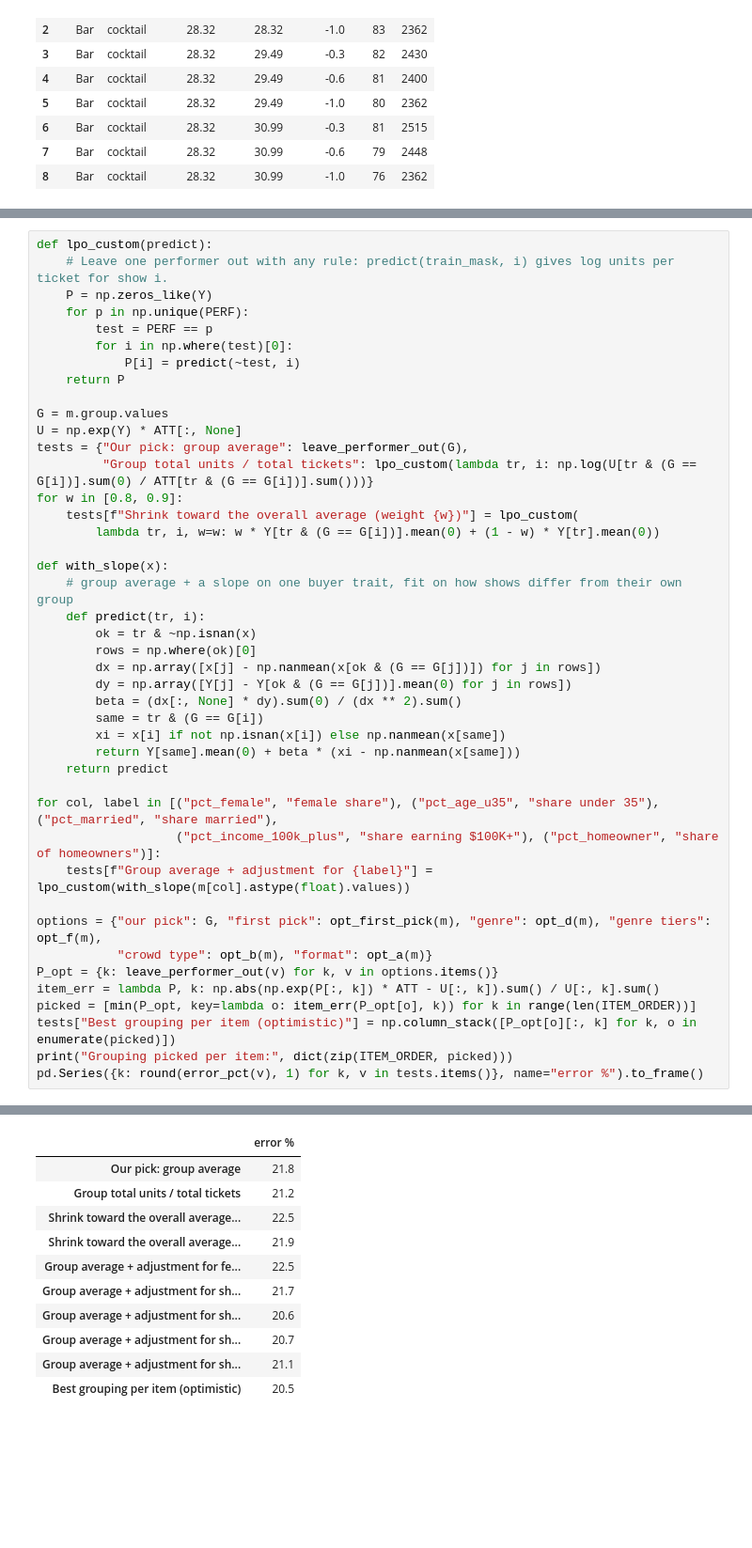
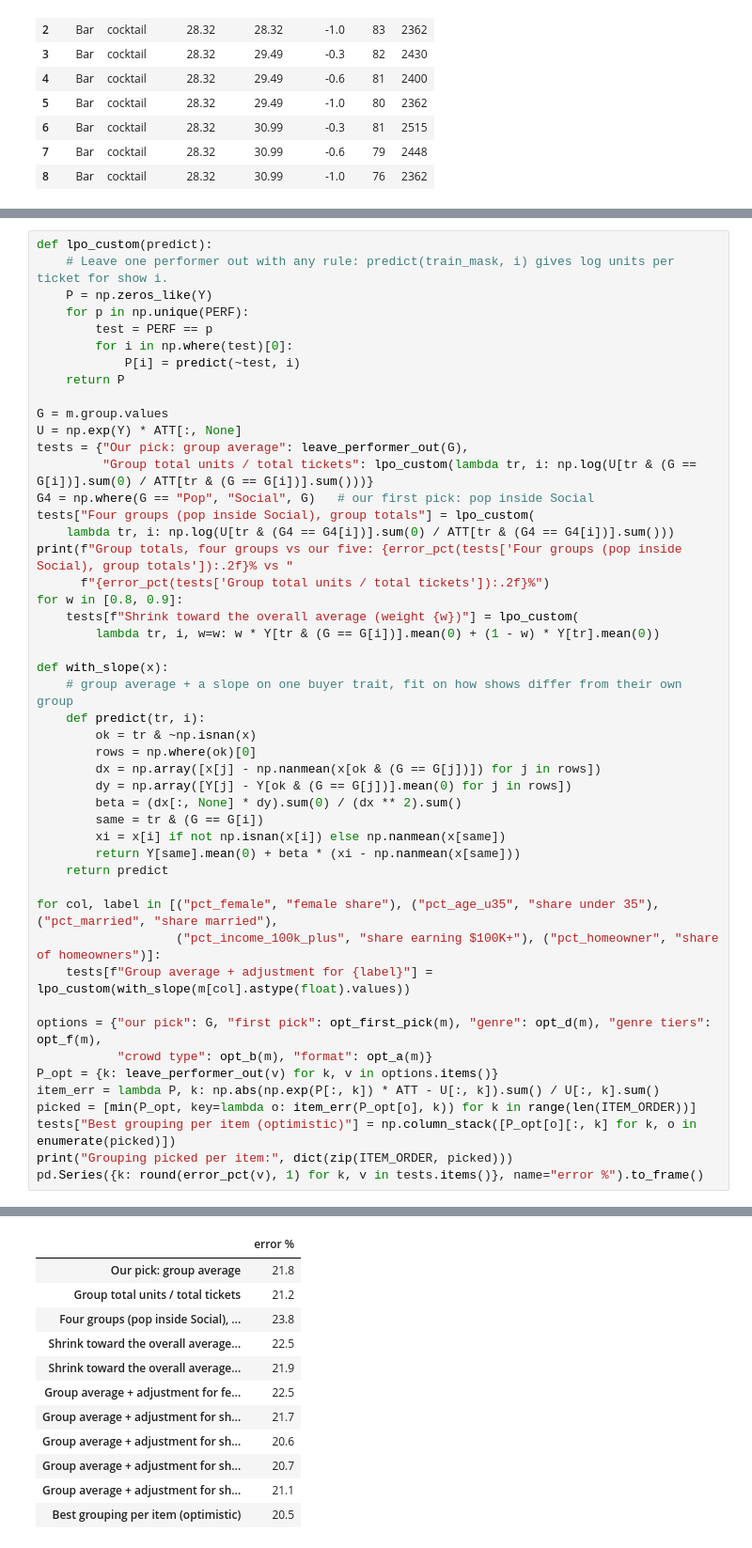
Before and after one commit to zeynepbastas/cavs-show-planner, a Jupyter notebook: CWRU_Concessions_Analysis.ipynb, the cells around one changed output, grey strips where cells are left out. Shown at 94% size. Drawn from its saved outputs; the diff is of its cells as text; blank space fills up the shorter version.

```diff
--- a/CWRU_Concessions_Analysis.ipynb
+++ b/CWRU_Concessions_Analysis.ipynb
@@ -580,6 +580,11 @@ G = m.group.values
 U = np.exp(Y) * ATT[:, None]
 tests = {"Our pick: group average": leave_performer_out(G),
          "Group total units / total tickets": lpo_custom(lambda tr, i: np.log(U[tr & (G == G[i])].sum(0) / ATT[tr & (G == G[i])].sum()))}
+G4 = np.where(G == "Pop", "Social", G)   # our first pick: pop inside Social
+tests["Four groups (pop inside Social), group totals"] = lpo_custom(
+    lambda tr, i: np.log(U[tr & (G4 == G4[i])].sum(0) / ATT[tr & (G4 == G4[i])].sum()))
+print(f"Group totals, four groups vs our five: {error_pct(tests['Four groups (pop inside Social), group totals']):.2f}% vs "
+      f"{error_pct(tests['Group total units / total tickets']):.2f}%")
 for w in [0.8, 0.9]:
     tests[f"Shrink toward the overall average (weight {w})"] = lpo_custom(
         lambda tr, i, w=w: w * Y[tr & (G == G[i])].mean(0) + (1 - w) * Y[tr].mean(0))
@@ -613,7 +619,8 @@ pd.Series({k: round(error_pct(v), 1) for k, v in tests.items()}, name="error %")
 Grouping picked per item: {'water': 'our pick', 'cocktail': 'crowd type', 'fountain': 'genre', 'pretzel': 'genre', 'michelob': 'first pick'}
 |  | error % |
 | Our pick: group average | 21.8 |
 | Group total units / total tickets | 21.2 |
+| Four groups (pop inside Social), ... | 23.8 |
 | Shrink toward the overall average... | 22.5 |
 | Shrink toward the overall average... | 21.9 |
 | Group average + adjustment for fe... | 22.5 |
```
Also changed, not shown: parts of 4 cells of this notebook, 4 other files.
